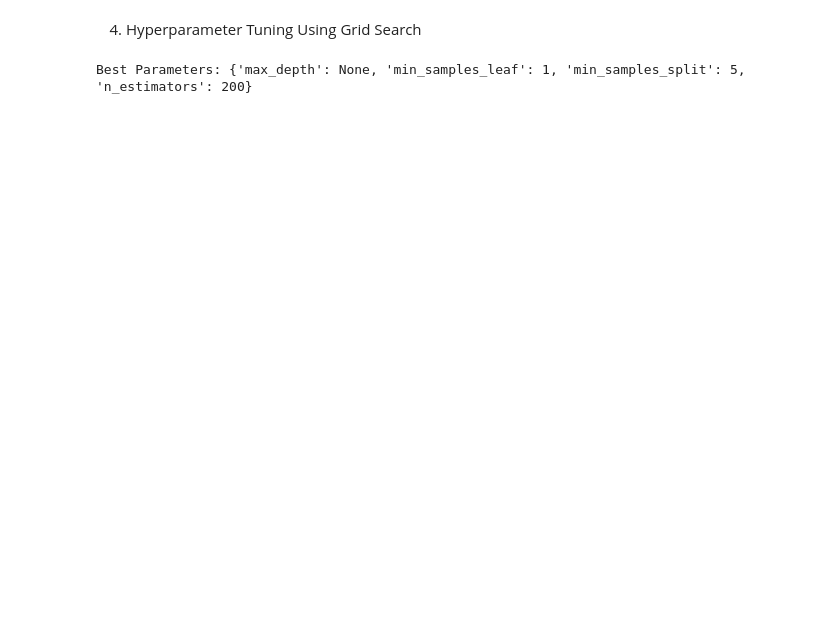
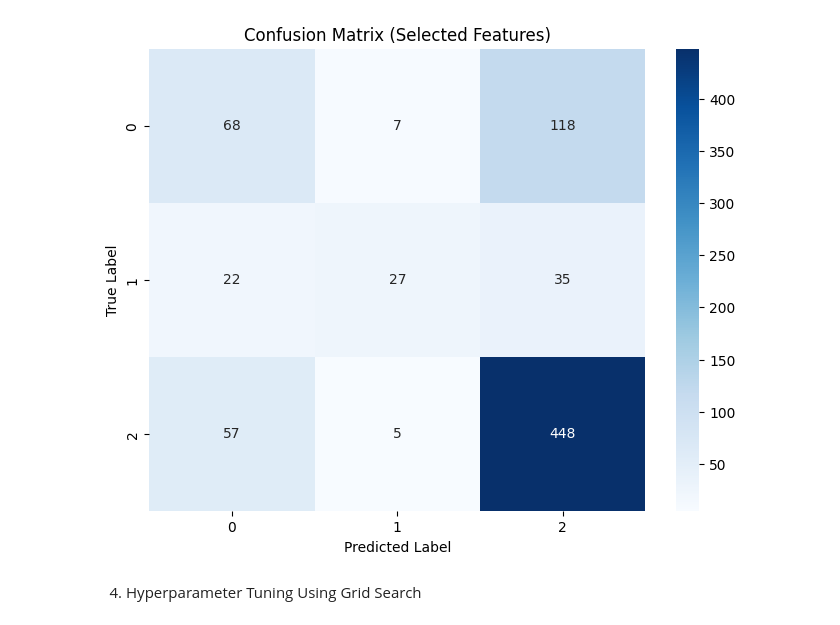
Before and after one commit to Arnold-18-CS/Market-Analysis-Study, a Jupyter notebook: Classification.ipynb, the cells around one changed output. Saved outputs shown, nothing was run; the diff lists cells and outputs as text; code cells hidden in the pictures; blank space fills up the shorter version.

```diff
--- a/Classification.ipynb
+++ b/Classification.ipynb
@@ -105,0 +228,7 @@ Quite stressful       0.76      0.92      0.83       509
+# %%
+# Select top features based on importance scores
+top_n = 10  # Number of top features to select
+top_features = feature_names[indices[:top_n]]
+print(f"Selected top {top_n} features:")
+for i, feature in enumerate(top_features, 1):
+    print(f"{i:2d}. {feature}")
@@ -105,0 +247,17 @@ Quite stressful       0.76      0.92      0.83       509
+# %%
+
+# Create new feature matrix with only top features
+X_selected = X[top_features]
+X_train_selected, X_test_selected, y_train_selected, y_test_selected = train_test_split(
+    X_selected, y, test_size=0.2, random_state=42, stratify=y
+)
+# %%
+
+# Train Random Forest with selected features
+model_selected = RandomForestClassifier(
+    n_estimators=100,
+    max_depth=20,
+    min_samples_split=5,
+    random_state=42
+)
+model_selected.fit(X_train_selected, y_train_selected.values.ravel())
@@ -105,0 +266,4 @@ Quite stressful       0.76      0.92      0.83       509
+# %%
+
+# Make predictions with selected features
+y_pred_selected = model_selected.predict(X_test_selected)
@@ -106,19 +335,23 @@ Quite stressful       0.76      0.92      0.83       509
+# %%
+
+# Confusion matrix for selected features
+plt.figure(figsize=(8, 6))
+cm_selected = confusion_matrix(y_test_selected, y_pred_selected)
+sns.heatmap(cm_selected, annot=True, fmt='d', cmap='Blues')
+plt.title('Confusion Matrix (Selected Features)')
+plt.ylabel('True Label')
+plt.xlabel('Predicted Label')
+plt.show()
+# %% [output]
+[figure, added]
 # %% [markdown]
 4. Hyperparameter Tuning Using Grid Search
 # %%
-from sklearn.model_selection import GridSearchCV
-
 param_grid = {
-    'n_estimators': [100, 150, 200],
-    'max_depth': [None, 10, 20],
-    'min_samples_split': [2, 5],
-    'min_samples_leaf': [1, 2]
+    'n_estimators': [50, 100, 200, 300],
+    'max_depth': [None, 5, 10, 15, 20, 25],
+    'min_samples_split': [2, 5, 10, 15],
+    'min_samples_leaf': [1, 2, 4, 6],
+    'max_features': ['sqrt', 'log2', None],
+    'criterion': ['gini', 'entropy']
 }
-
-grid_search = GridSearchCV(RandomForestClassifier(random_state=42), param_grid, cv=5, scoring='f1_weighted')
-grid_search.fit(X_train, y_train.values.ravel())
-
-print("Best Parameters:", grid_search.best_params_)
-best_model = grid_search.best_estimator_
-# %% [output]
-Best Parameters: {'max_depth': None, 'min_samples_leaf': 1, 'min_samples_split': 5, 'n_estimators': 200}
```
Also changed, not shown: parts of 43 cells of this notebook, 5 other files.
